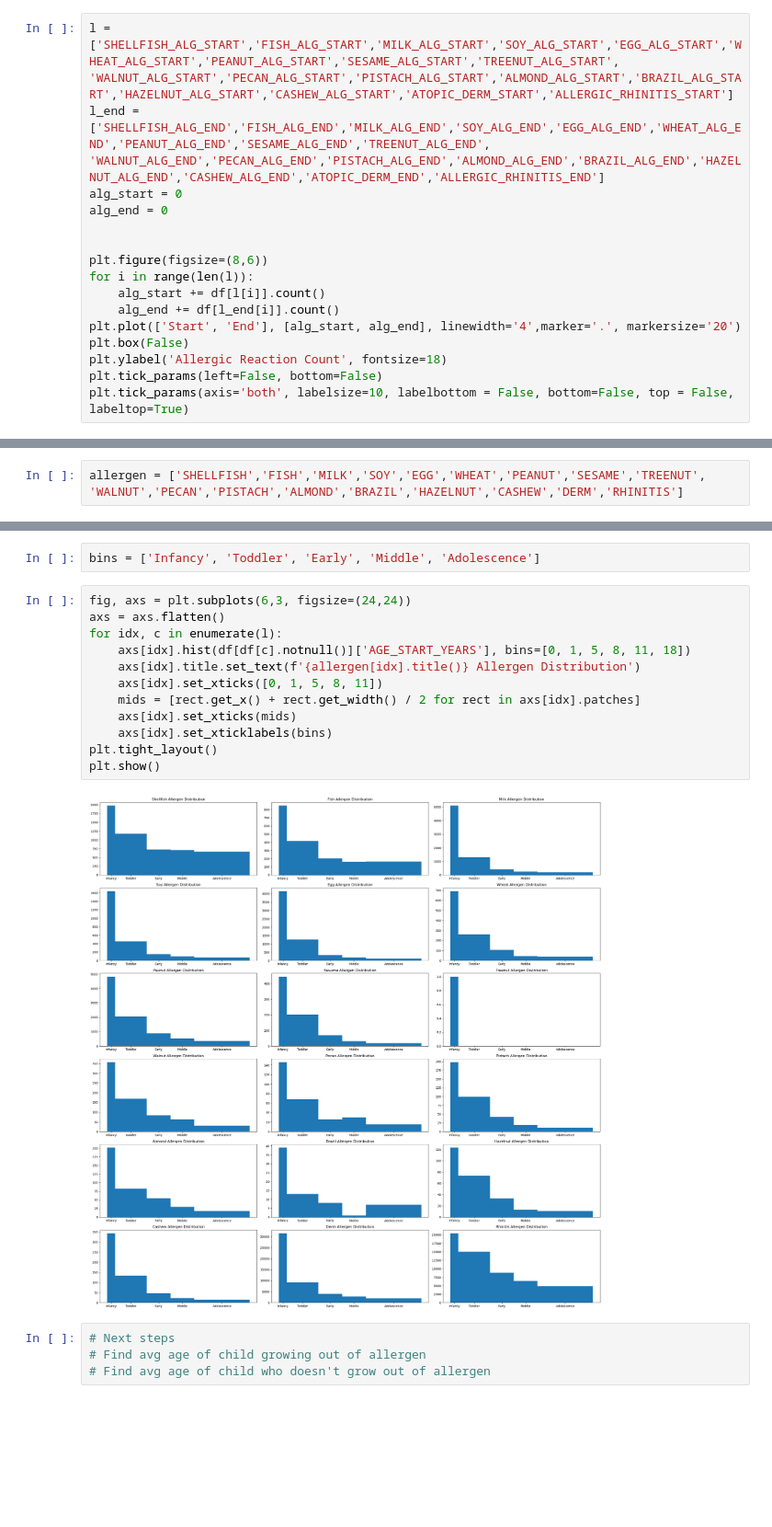
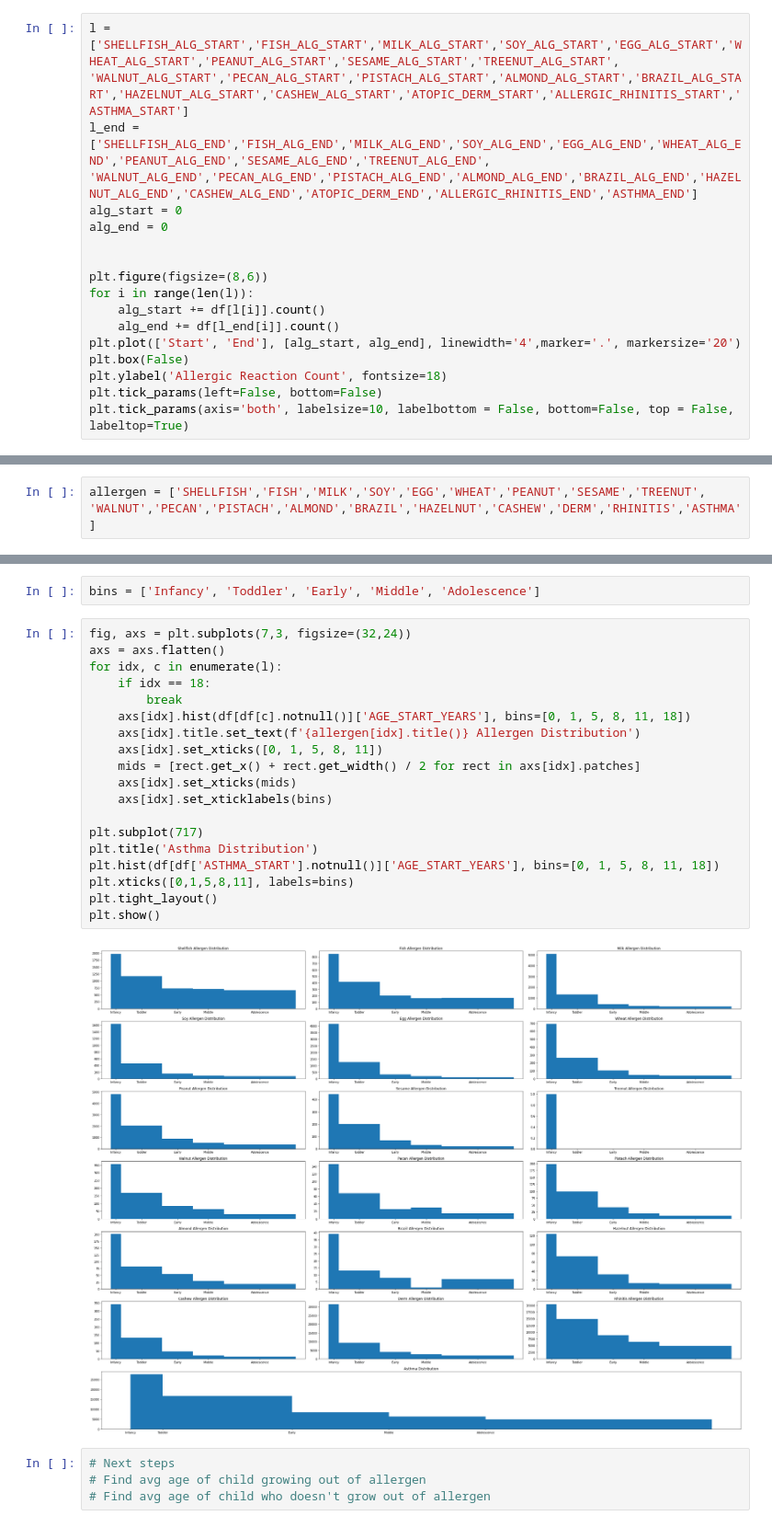
Before and after one commit to CharlesPizza/ChildhoodAllergies, a Jupyter notebook: Exploration.ipynb, the cells around one changed output, grey strips where cells are left out. Shown: that part at 92% size. Saved outputs shown, nothing was run; the diff lists cells and outputs as text; blank space fills up the shorter version.

```diff
--- a/Exploration.ipynb
+++ b/Exploration.ipynb
@@ -77,9 +77,9 @@ df.PAYER_FACTOR = df.PAYER_FACTOR.map(d)
 ## Allergen Counts
 # %%
 l = ['SHELLFISH_ALG_START','FISH_ALG_START','MILK_ALG_START','SOY_ALG_START','EGG_ALG_START','WHEAT_ALG_START','PEANUT_ALG_START','SESAME_ALG_START','TREENUT_ALG_START',
-'WALNUT_ALG_START','PECAN_ALG_START','PISTACH_ALG_START','ALMOND_ALG_START','BRAZIL_ALG_START','HAZELNUT_ALG_START','CASHEW_ALG_START','ATOPIC_DERM_START','ALLERGIC_RHINITIS_START']
+'WALNUT_ALG_START','PECAN_ALG_START','PISTACH_ALG_START','ALMOND_ALG_START','BRAZIL_ALG_START','HAZELNUT_ALG_START','CASHEW_ALG_START','ATOPIC_DERM_START','ALLERGIC_RHINITIS_START','ASTHMA_START']
 l_end = ['SHELLFISH_ALG_END','FISH_ALG_END','MILK_ALG_END','SOY_ALG_END','EGG_ALG_END','WHEAT_ALG_END','PEANUT_ALG_END','SESAME_ALG_END','TREENUT_ALG_END',
-'WALNUT_ALG_END','PECAN_ALG_END','PISTACH_ALG_END','ALMOND_ALG_END','BRAZIL_ALG_END','HAZELNUT_ALG_END','CASHEW_ALG_END','ATOPIC_DERM_END','ALLERGIC_RHINITIS_END']
+'WALNUT_ALG_END','PECAN_ALG_END','PISTACH_ALG_END','ALMOND_ALG_END','BRAZIL_ALG_END','HAZELNUT_ALG_END','CASHEW_ALG_END','ATOPIC_DERM_END','ALLERGIC_RHINITIS_END','ASTHMA_END']
 alg_start = 0
 alg_end = 0
 
@@ -98,6 +98,6 @@ plt.tick_params(axis='both', labelsize=10, labelbottom = False, bottom=False, to
 # %%
 allergen = ['SHELLFISH','FISH','MILK','SOY','EGG','WHEAT','PEANUT','SESAME','TREENUT',
-'WALNUT','PECAN','PISTACH','ALMOND','BRAZIL','HAZELNUT','CASHEW','DERM','RHINITIS']
+'WALNUT','PECAN','PISTACH','ALMOND','BRAZIL','HAZELNUT','CASHEW','DERM','RHINITIS','ASTHMA']
 # %%
 # pd.DataFrame([df[l].describe().loc['count'],df[l_end].describe().loc['count']]).T
 
@@ -196,19 +180,26 @@ While we know that overall the allergen reporting of children in the study trend
 # %%
 bins = ['Infancy', 'Toddler', 'Early', 'Middle', 'Adolescence']
 # %%
-fig, axs = plt.subplots(6,3, figsize=(24,24))
+fig, axs = plt.subplots(7,3, figsize=(32,24))
 axs = axs.flatten()
 for idx, c in enumerate(l):
+    if idx == 18:
+        break
     axs[idx].hist(df[df[c].notnull()]['AGE_START_YEARS'], bins=[0, 1, 5, 8, 11, 18])
     axs[idx].title.set_text(f'{allergen[idx].title()} Allergen Distribution')
     axs[idx].set_xticks([0, 1, 5, 8, 11])
     mids = [rect.get_x() + rect.get_width() / 2 for rect in axs[idx].patches]
     axs[idx].set_xticks(mids)
     axs[idx].set_xticklabels(bins)
+
+plt.subplot(717)
+plt.title('Asthma Distribution')
+plt.hist(df[df['ASTHMA_START'].notnull()]['AGE_START_YEARS'], bins=[0, 1, 5, 8, 11, 18])
+plt.xticks([0,1,5,8,11], labels=bins)
 plt.tight_layout()
 plt.show()
 # %% [output]
-[figure, old version]
+[figure, new version]
 # %%
 # Next steps
 # Find avg age of child growing out of allergen
```
Also changed, not shown: parts of 10 cells of this notebook.
